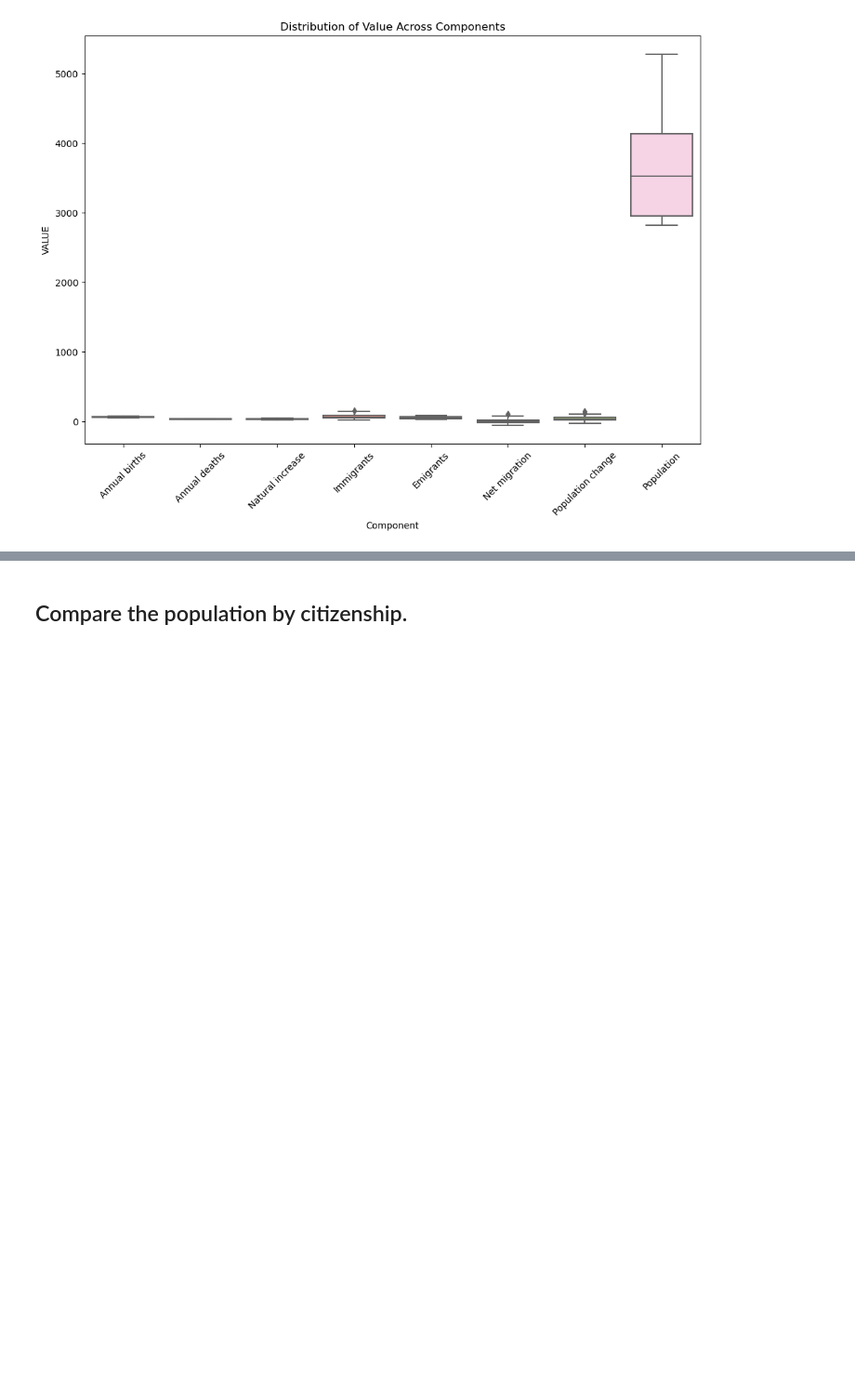
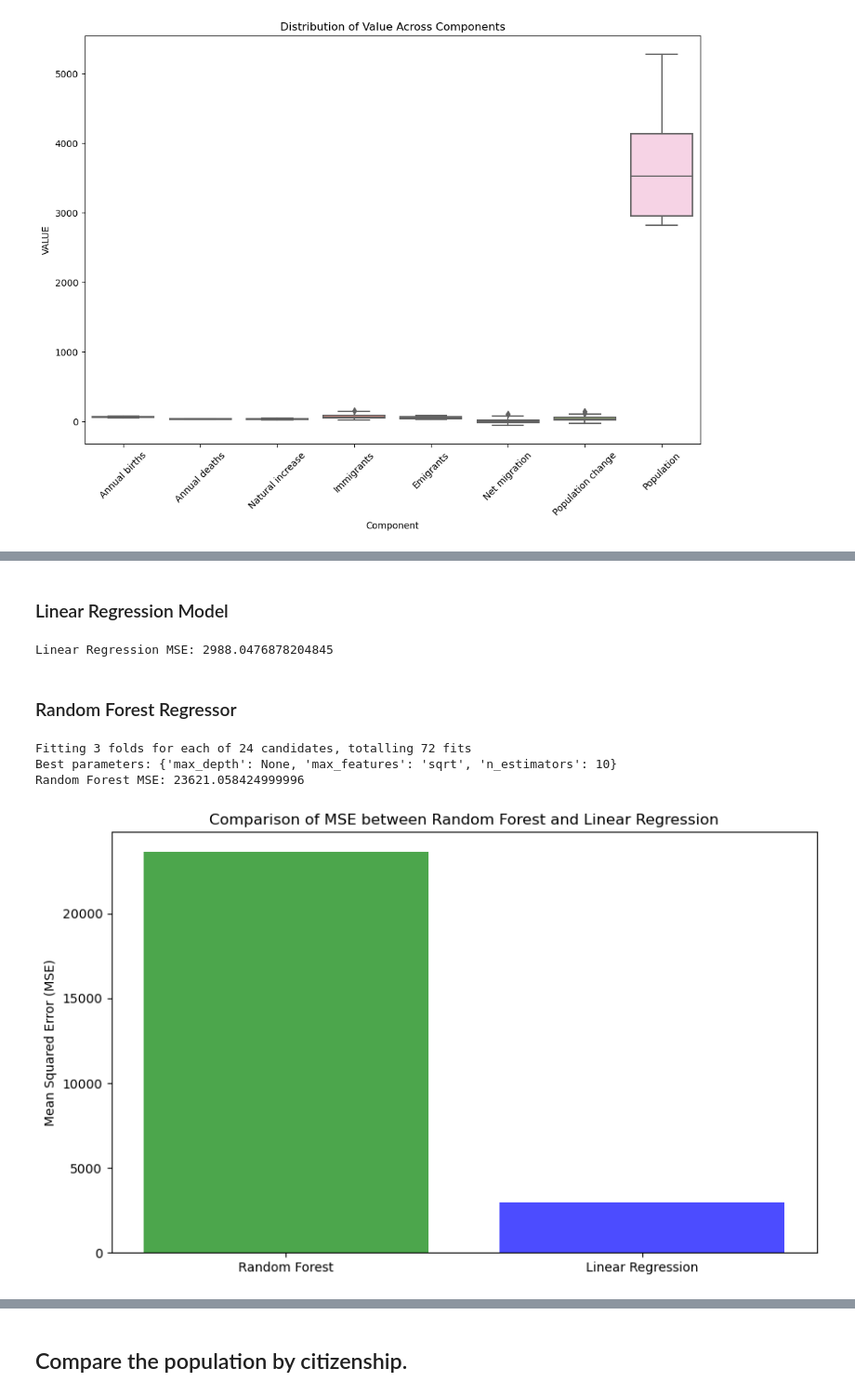
Before and after one commit to CCT2017156/MSC_DA__CA1, a Jupyter notebook: CA1-20171256.ipynb, the cells around one changed output, grey strips where cells are left out. Shown at 93% size. Cells and saved outputs as stored; diff of their text form; code cells hidden in the pictures; blank space fills up the shorter version.

Commit message:
Lenar and Random Forest
Done

```diff
--- a/CA1-20171256.ipynb
+++ b/CA1-20171256.ipynb
@@ -460,0 +407,54 @@ Random Forest MSE: 23621.058424999996
+# %% [markdown]
+### Linear Regression Model
+# %%
+from sklearn.linear_model import LinearRegression
+from sklearn.metrics import mean_squared_error
+
+# Initialize and train the Linear Regression model
+linear_model = LinearRegression()
+linear_model.fit(X_train, y_train)
+
+# Predict on the test set
+y_pred_linear = linear_model.predict(X_test)
+
+# Evaluate the model
+mse_linear = mean_squared_error(y_test, y_pred_linear)
+print(f"Linear Regression MSE: {mse_linear}")
+# %% [output]
+Linear Regression MSE: 2988.0476878204845
+# %% [markdown]
+### Random Forest Regressor
+# %%
+from sklearn.ensemble import RandomForestRegressor
+from sklearn.model_selection import GridSearchCV
+
+# Define the parameter grid for Random Forest
+param_grid = {
+    'n_estimators': [10, 50, 100],  # Number of trees in the forest
+    'max_features': ['auto', 'sqrt'], # Number of features to consider for the best split
+    'max_depth': [None, 10, 20, 30], # Maximum depth of the tree
+}
+
+# Initialize the Random Forest model
+rf_model = RandomForestRegressor(random_state=42)
+
+# Initialize GridSearchCV
+grid_search = GridSearchCV(estimator=rf_model, param_grid=param_grid, cv=3, n_jobs=-1, verbose=2)
+
+# Fit the grid search to the data
+grid_search.fit(X_train, y_train)
+
+# Best parameters
+best_params = grid_search.best_params_
+print(f"Best parameters: {best_params}")
+
+# Predict on the test set using the best model
+y_pred_rf = grid_search.best_estimator_.predict(X_test)
+
+# Evaluate the model
+mse_rf = mean_squared_error(y_test, y_pred_rf)
+print(f"Random Forest MSE: {mse_rf}")
+# %% [output]
+Fitting 3 folds for each of 24 candidates, totalling 72 fits
+Best parameters: {'max_depth': None, 'max_features': 'sqrt', 'n_estimators': 10}
+Random Forest MSE: 23621.058424999996
@@ -460,0 +463,22 @@ Random Forest MSE: 23621.058424999996
+# %%
+# Data for plotting
+models = ['Random Forest', 'Linear Regression']
+mse_values = [23621.0584, 2988.0477]
+
+# Create an array with the position of each bar along the x-axis
+x_pos = np.arange(len(models))
+
+# Create the bar plot
+plt.figure(figsize=(10, 6))
+plt.bar(x_pos, mse_values, color=['green', 'blue'], align='center', alpha=0.7)
+
+# Replace the x-axes labels with the model name
+plt.xticks(x_pos, models)
+
+# Adding and labeling axes
+plt.ylabel('Mean Squared Error (MSE)')
+plt.title('Comparison of MSE between Random Forest and Linear Regression')
+
+plt.show()
+# %% [output]
+[figure, added]
```
Also changed, not shown: parts of 31 cells of this notebook.
